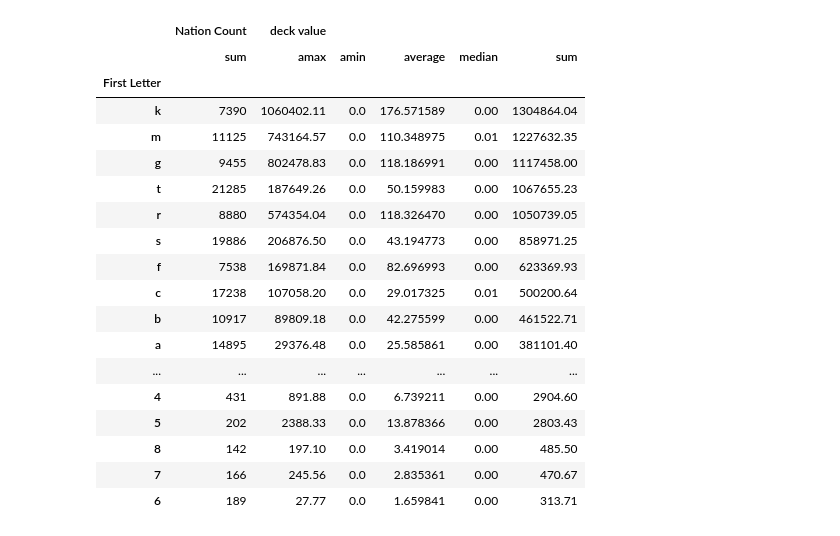
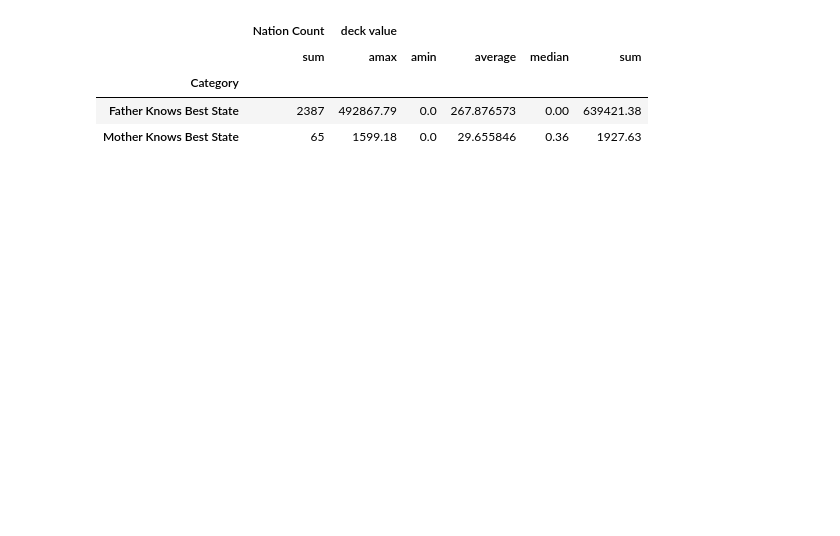
Before and after one commit to Clarissa-Valentine-Z/NationStates-Stats-Analysis, a Jupyter notebook: Data Analysis - Finalized - txt output.ipynb, the cells around one changed output. Cells and saved outputs as stored; diff of their text form; code cells hidden in the pictures; blank space fills up the shorter version.

```diff
--- a/Data Analysis - Finalized - txt output.ipynb
+++ b/Data Analysis - Finalized - txt output.ipynb
@@ -134,11 +144,10 @@ class MinorSymLogLocator(Locator):
 # Initiate headers.
 
 folder = "data"
-# file_name = "2021-02-(24-27).csv"
-file_name = "All Nations - 2021-09-30 212237.txt"
+file_name = "All Nations - 2022-01-30 184511 (Sample).txt"
 file_path = os.path.join(folder, file_name)
 
-with open(file_path, encoding = 'utf-8') as f:
+with open(file_path) as f:
     lines = f.readlines()
 
 headers = lines[0][:-1].replace("[", "").replace("]", "").replace("\'", "").replace(", ", ",").split(",")
@@ -154,22 +163,26 @@ for i in range(1, len(lines)):
 
     one_nation = (lines[i][:-1]).replace("\'", "")[1:-1].replace(", ", ",").replace("[", "").replace("]", "").split(",")
 
-    one_nation_data = one_nation[0:226]
+    one_nation_data = one_nation[0:229]
 
-    policy_name = one_nation[226:int(226+(len(one_nation[226:])/4))]
-    policy_code = one_nation[int(226+(len(one_nation[226:])/4)):int(226+2*(len(one_nation[226:])/4))]
-    policy_category = one_nation[int(226+2*(len(one_nation[226:])/4)):int(226+3*(len(one_nation[226:])/4))]
-    policy_descript = one_nation[int(226+3*(len(one_nation[226:])/4)):int(226+4*(len(one_nation[226:])/4))]
+    policy_name = one_nation[229:229+int(((len(one_nation[229:]))-1)/4)]
+    policy_code = one_nation[229+1*int(((len(one_nation[229:]))-1)/4):229+2*int(((len(one_nation[229:]))-1)/4)]
+    policy_category = one_nation[229+2*int(((len(one_nation[229:]))-1)/4):229+3*int(((len(one_nation[229:]))-1)/4)]
+    policy_descript = one_nation[229+3*int(((len(one_nation[229:]))-1)/4):229+4*int(((len(one_nation[229:]))-1)/4)]
+
 
     one_nation_data.append(policy_name)
     one_nation_data.append(policy_code)
     one_nation_data.append(policy_category)
     one_nation_data.append(policy_descript)
 
+    one_nation_data.append(one_nation[-1])
+
     super_list.append(one_nation_data)
 
 
 df1 = pd.DataFrame(super_list, columns = list(headers))
+df1 = df1.dropna()
 df1 = df1.apply(pd.to_numeric, errors = 'ignore')
 
 display(df1)
@@ -462,10 +476,12 @@ df1.shape
+# %%
+df1 = df1.apply(pd.to_numeric, errors = 'ignore')
 # %%
-policy = "Capitalism"
+policy = "Atheism"
 
 policy_values = []
 
 for i in range(0, len(df1)):
-    if "Autocracy" in df1['Policies Name List'][i]:
+    if policy in df1['Policies Name List'][i]:
         policy_values.append(1)
     else:
         policy_values.append(0)
@@ -1508,38 +1541,16 @@ df_effect_combined.sort_index()
 # %%
-region_list = ["Atlantian Oceania", "Rushmore", "Esportiva", "Sonnel", "Anaia"]
+df100 = df1[(df1["Category"] == "Father Knows Best State") | (df1["Category"] == "Mother Knows Best State")]
 
-df100 = df1[(df1["Region Name"] == "Atlantian Oceania") |
-           (df1["Region Name"] == "Rushmore") |
-           (df1["Region Name"] == "Esportiva") |
-           (df1["Region Name"] == "Sonnel") |
-           (df1["Region Name"] == "Anaia")]
+pivot_table1 = pd.pivot_table(df100, values = ["Nation Count"], index = 'Category', aggfunc = {np.sum})
 
-df100
-
-pivot_table1 = pd.pivot_table(df1, values = ["Nation Count"], index = 'First Letter', aggfunc = {np.sum})
-
-pivot_table2 = pd.pivot_table(df1, values = ["deck value"], index = 'First Letter', aggfunc = {np.sum, np.average, np.median, np.max, np.min})
+pivot_table2 = pd.pivot_table(df100, values = ["deck value"], index = 'Category', aggfunc = {np.sum, np.average, np.median, np.max, np.min})
 
 pivot_table_master = pd.concat((pivot_table1, pivot_table2), axis=1)
 pivot_table_master.sort_values(by = pivot_table_master.columns[-1], inplace = True, ascending = False)
 pivot_table_master.head(50)
 # %% [output]
 |  | Nation Count | deck value |  |  |  |  |
 |  | sum | amax | amin | average | median | sum |
-| First Letter |  |  |  |  |  |  |
-| k | 7390 | 1060402.11 | 0.0 | 176.571589 | 0.00 | 1304864.04 |
-| m | 11125 | 743164.57 | 0.0 | 110.348975 | 0.01 | 1227632.35 |
-| g | 9455 | 802478.83 | 0.0 | 118.186991 | 0.00 | 1117458.00 |
-| t | 21285 | 187649.26 | 0.0 | 50.159983 | 0.00 | 1067655.23 |
-| r | 8880 | 574354.04 | 0.0 | 118.326470 | 0.00 | 1050739.05 |
-| s | 19886 | 206876.50 | 0.0 | 43.194773 | 0.00 | 858971.25 |
-| f | 7538 | 169871.84 | 0.0 | 82.696993 | 0.00 | 623369.93 |
-| c | 17238 | 107058.20 | 0.0 | 29.017325 | 0.01 | 500200.64 |
-| b | 10917 | 89809.18 | 0.0 | 42.275599 | 0.00 | 461522.71 |
-| a | 14895 | 29376.48 | 0.0 | 25.585861 | 0.00 | 381101.40 |
-| ... | ... | ... | ... | ... | ... | ... |
-| 4 | 431 | 891.88 | 0.0 | 6.739211 | 0.00 | 2904.60 |
-| 5 | 202 | 2388.33 | 0.0 | 13.878366 | 0.00 | 2803.43 |
-| 8 | 142 | 197.10 | 0.0 | 3.419014 | 0.00 | 485.50 |
-| 7 | 166 | 245.56 | 0.0 | 2.835361 | 0.00 | 470.67 |
-| 6 | 189 | 27.77 | 0.0 | 1.659841 | 0.00 | 313.71 |
+| Category |  |  |  |  |  |  |
+| Father Knows Best State | 2387 | 492867.79 | 0.0 | 267.876573 | 0.00 | 639421.38 |
+| Mother Knows Best State | 65 | 1599.18 | 0.0 | 29.655846 | 0.36 | 1927.63 |
```
Also changed, not shown: parts of 20 cells of this notebook, 3 other files.
